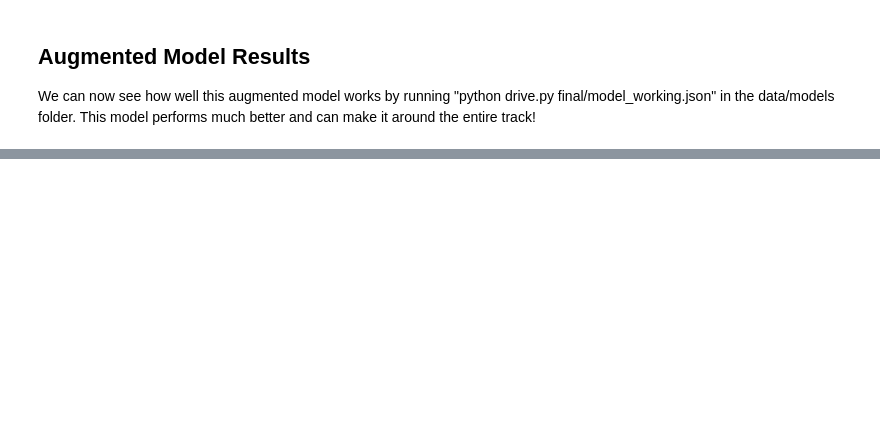
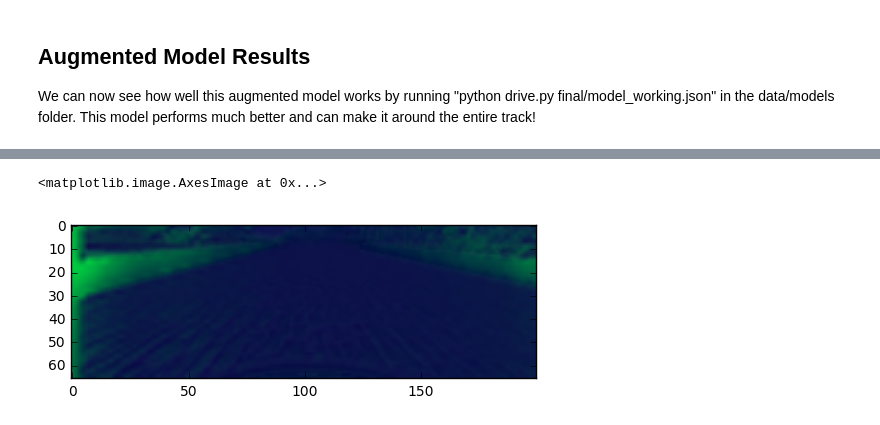
Before and after one commit to tfolkman/Big-Mtn-Data-Conf-Spring-2017, a Jupyter notebook: notebooks/model.ipynb, the cells around one changed output, grey strips where cells are left out. Saved outputs shown, nothing was run; the diff lists cells and outputs as text; code cells hidden in the pictures; blank space fills up the shorter version.

```diff
--- a/notebooks/model.ipynb
+++ b/notebooks/model.ipynb
@@ -294,0 +388,5 @@ We can now see how well this augmented model works by running "python drive.py f
+# %%
+plt.imshow(combined)
+# %% [output]
+<matplotlib.image.AxesImage at 0x...>
+[figure, added]
```
Also changed, not shown: parts of 14 cells of this notebook, 9 other files.
